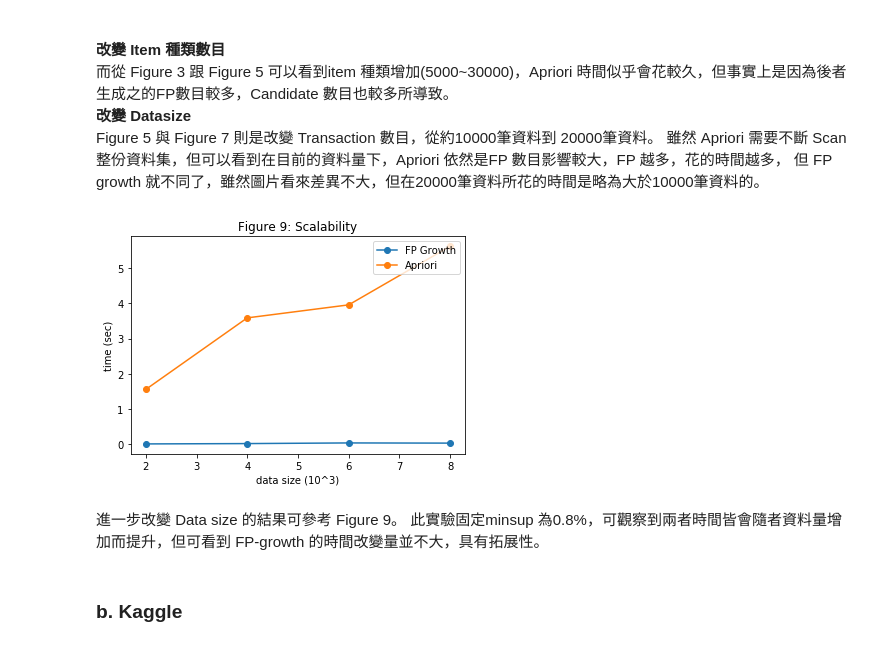
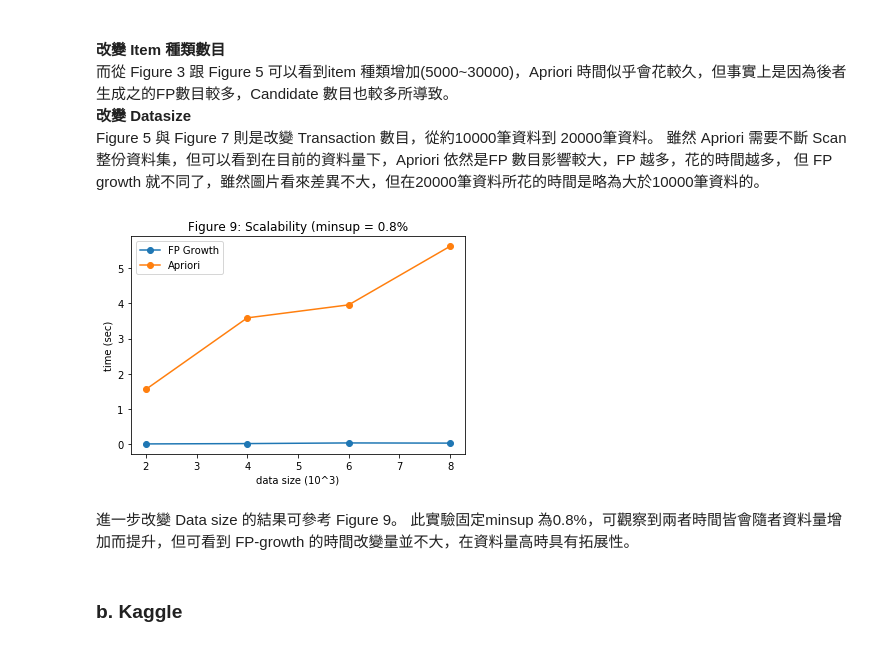
Before and after one commit to Sirius207/Frequent-pattern-Algorithm, a Jupyter notebook: Report.ipynb, the cells around one changed output. Drawn from its saved outputs; the diff is of its cells as text; code cells hidden in the pictures.

```diff
--- a/Report.ipynb
+++ b/Report.ipynb
@@ -248,18 +246,18 @@ Figure 5 與 Figure 7 則是改變 Transaction 數目，從約10000筆資料到
 # %%
 
 x = [2, 4, 6, 8]
 y_1 = [0.014822602272033691,0.024219989776611328,0.04265165328979492,0.037372589111328125]
 y_2 = [1.559230923652649,3.5876978635787964,3.9564480781555176,5.6181875467300415]
 plt.plot(x, y_1, 'o-')
 plt.plot(x, y_2, 'o-')
 plt.xlabel('data size (10^3)')
 plt.ylabel('time (sec)')
-plt.legend(["FP Growth", "Apriori"], loc=1);
+plt.legend(["FP Growth", "Apriori"], loc=2);
 plt.title('Figure 9: Scalability (minsup = 0.8%');
 # %% [output]
-[figure, old version]
+[figure, new version]
 # %% [markdown]
-進一步改變 Data size 的結果可參考 Figure 9。 此實驗固定minsup 為0.8%，可觀察到兩者時間皆會隨者資料量增加而提升，但可看到 FP-growth 的時間改變量並不大，具有拓展性。
+進一步改變 Data size 的結果可參考 Figure 9。 此實驗固定minsup 為0.8%，可觀察到兩者時間皆會隨者資料量增加而提升，但可看到 FP-growth 的時間改變量並不大，在資料量高時具有拓展性。
 # %% [markdown]
 ### b. Kaggle
 # %%
```
Also changed, not shown: parts of 7 cells of this notebook.
